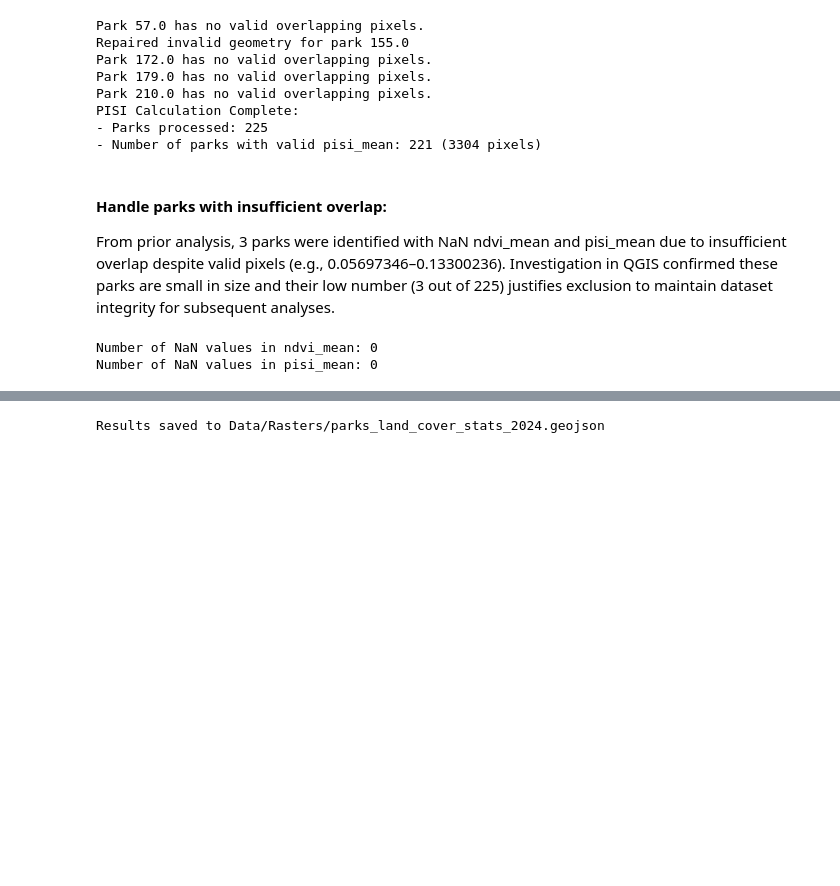
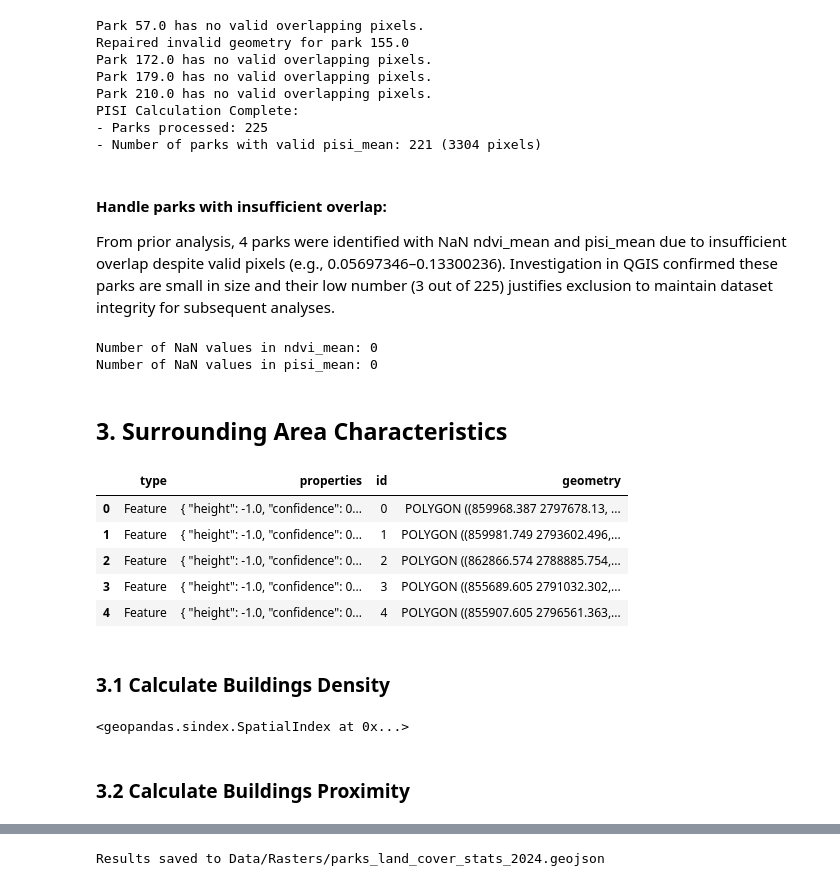
Before and after one commit to NourahAlhosain/CASA-Disso-25, a Jupyter notebook: 04_FactorsCalculations.ipynb, the cells around one changed output, grey strips where cells are left out. Drawn from its saved outputs; the diff is of its cells as text; code cells hidden in the pictures; blank space fills up the shorter version.

```diff
--- a/04_FactorsCalculations.ipynb
+++ b/04_FactorsCalculations.ipynb
@@ -327,7 +330,7 @@ PISI Calculation Complete:
 # %% [markdown]
 #### Handle parks with insufficient overlap:
 
-From prior analysis, 3 parks were identified with NaN ndvi_mean and pisi_mean due to insufficient overlap despite valid pixels (e.g., 0.05697346–0.13300236). Investigation in QGIS confirmed these parks are small in size and their low number (3 out of 225) justifies exclusion to maintain dataset integrity for subsequent analyses.
+From prior analysis, 4 parks were identified with NaN ndvi_mean and pisi_mean due to insufficient overlap despite valid pixels (e.g., 0.05697346–0.13300236). Investigation in QGIS confirmed these parks are small in size and their low number (3 out of 225) justifies exclusion to maintain dataset integrity for subsequent analyses.
 # %%
 parks_gdf = parks_gdf.dropna(subset=['ndvi_mean'])
 # %%
@@ -339,3 +342,29 @@ print('Number of NaN values in pisi_mean:', count_nan_pisi)
 # %% [output]
 Number of NaN values in ndvi_mean: 0
 Number of NaN values in pisi_mean: 0
+# %% [markdown]
+## 3. Surrounding Area Characteristics
+# %%
+# Exported from '04_1_building_footprints_Extraction.ipynb'
+# Added to 'Raster' folder as it's ignored by Github
+buildings_gdf = gpd.read_file('Data/Raster/Riyadh_building_footprints.geojson')
+
+# Convert to EPSG:20438
+buildings_gdf = buildings_gdf.to_crs("EPSG:20438")
+
+# Ensure both layers are in the same CRS
+if buildings_gdf.crs != parks_gdf.crs:
+    print(f"Reprojecting buildings from {buildings_gdf.crs} to {parks_gdf.crs}")
+    buildings_gdf = buildings_gdf.to_crs(parks_gdf.crs)
+
+print("Buildings CRS:", buildings_gdf.crs)
+print("Parks CRS:", parks_gdf.crs)
+# %%
+buildings_gdf.head()
+# %% [output]
+|  | type | properties | id | geometry |
+| 0 | Feature | { "height": -1.0, "confidence": 0... | 0 | POLYGON ((859968.387 2797678.13, ... |
+| 1 | Feature | { "height": -1.0, "confidence": 0... | 1 | POLYGON ((859981.749 2793602.496,... |
+| 2 | Feature | { "height": -1.0, "confidence": 0... | 2 | POLYGON ((862866.574 2788885.754,... |
+| 3 | Feature | { "height": -1.0, "confidence": 0... | 3 | POLYGON ((855689.605 2791032.302,... |
+| 4 | Feature | { "height": -1.0, "confidence": 0... | 4 | POLYGON ((855907.605 2796561.363,... |
@@ -341,0 +375,10 @@ Number of NaN values in pisi_mean: 0
+# %% [markdown]
+### 3.1 Calculate Buildings Density
+# %%
+# Set buffer distance
+buffer_distance = 300  #Aligned with LST calculation approach
+
+# Enable spatial indexing for efficiency
+buildings_gdf.sindex
+# %% [output]
+<geopandas.sindex.SpatialIndex at 0x...>
@@ -341,0 +423,2 @@ Number of NaN values in pisi_mean: 0
+# %% [markdown]
+### 3.2 Calculate Buildings Proximity
```
Also changed, not shown: parts of 11 cells of this notebook, 11 other files.
